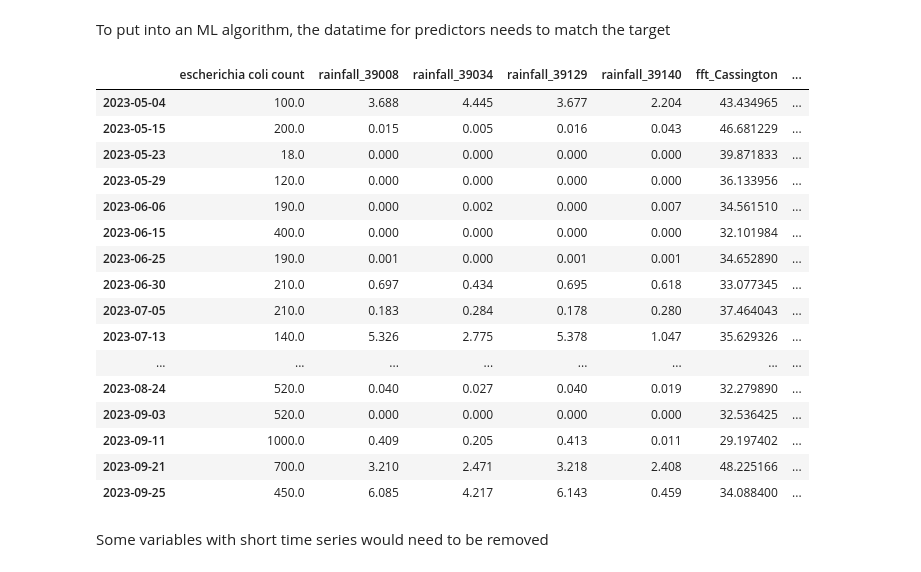
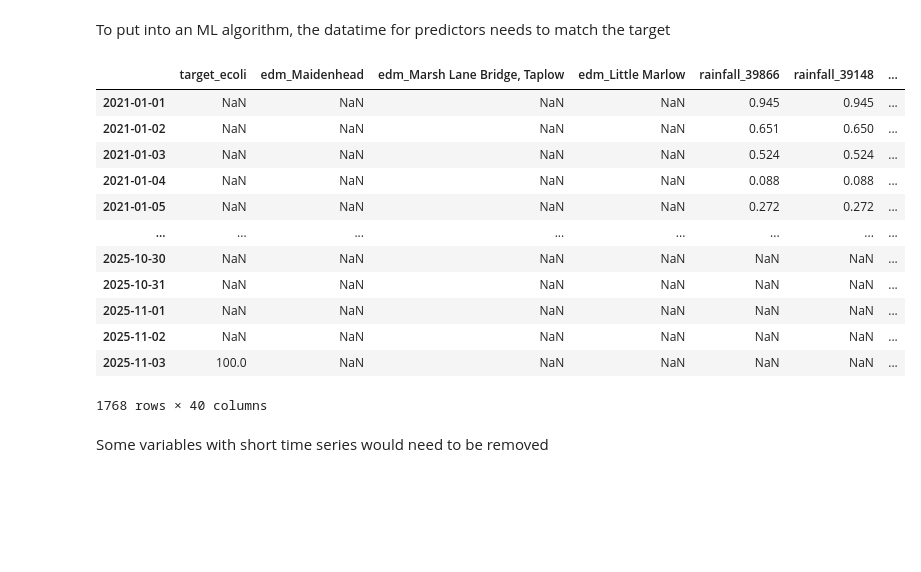
Before and after one commit to jeannielynnmoulton/swimming-safety-prediction, a Jupyter notebook: analysing_data.ipynb, the cells around one changed output. Saved outputs shown, nothing was run; the diff lists cells and outputs as text; code cells hidden in the pictures; blank space fills up the shorter version.

```diff
--- a/analysing_data.ipynb
+++ b/analysing_data.ipynb
@@ -38,11 +46,8 @@ Get datasets near wolvercote site
 # %%
-all_datasets = ['ea_bathing_water', 'edm', 'rainfall', 'fft', 'ea_water_quality', 'ea_lf_sonde', 'ea_wq_sonde', 'freshwater_watch', 'ea_flood_warnings']
-
-target_dataset = 'ea_bathing_water' #change to desired target dataset
-target_name = 'Wolvercote Mill Stream'
-
-predictor_datasets = [ds for ds in all_datasets if ds != target_dataset]
-site_names_determinands = ['ea_water_quality', 'ea_wq_sonde', 'freshwater_watch']
+all_datasets = ['ea_bathing_water','edm', 'rainfall', 'fft', 'ea_water_quality', 'ea_lf_sonde', 'ea_wq_sonde', 'wtrt'] #ea_flood_warnings doesn't have timeseries data, freshwater_watch as data is v messy
+predictor_datasets = [ds for ds in all_datasets if ds != 'ea_bathing_water'] #don't include bathing water data as predictor #ds != target_dataset and
+site_names_determinands = ['ea_water_quality', 'ea_wq_sonde', 'ea_lf_sonde'] #datasets that require determinands
+date_datasets = ['edm']
 
 sites_dfs = {}
 
@@ -58,19 +63,20 @@ for dataset_name in all_datasets:
 target_location = sites_dfs[target_dataset][sites_dfs[target_dataset]["properties.name"] == target_name]["geometry.coordinates"]
 target_id = sites_dfs[target_dataset][sites_dfs[target_dataset]["properties.name"] == target_name]["properties.id"].values[0]
 target_ecoli = ecoli_timeseries_dfs[(target_id, target_dataset)].set_index('datetime')
-df_target = pd.DataFrame(index = dates_complete)
+
+complete_target_dates = pd.date_range(start=target_ecoli['escherichia coli count'].index.min(), end=target_ecoli['escherichia coli count'].index.max(), freq='D')
+df_target = pd.DataFrame(index = complete_target_dates)
 df_target = pd.concat([df_target, target_ecoli['escherichia coli count']], axis = 1) #extract e-coli as target variable
-
-enterococci_predictor = target_ecoli['intestinal enterococci count'] #extract enterococci as predictor variable to add to other predictors
+df_target['datetime'] = df_target.index
+df_target['datetime'] = df_target['datetime'].dt.tz_localize(None) #remove timezone info for merging
+df_target = df_target.rename(columns={'escherichia coli count': 'target_ecoli'}).set_index('datetime')
 # %%
 # find sites near target location
-
-max_distance = 0.075 # e.g., within 0.075 degrees (~8 km)
-
 nearby_dfs = {}
 
 for dataset_name in predictor_datasets:
     df = sites_dfs[dataset_name]
     df['distance_to_target'] = df['geometry.coordinates'].distance(target_location.values[0])
-    nearby_sites = df[df['distance_to_target'] < max_distance]
-    nearby_dfs[dataset_name] = nearby_sites
+    nearby_sites = df[df['distance_to_target'] < max_distance].copy()
+    nearby_sites_sort = nearby_sites.sort_values(by='distance_to_target')
+    nearby_dfs[dataset_name] = nearby_sites_sort[0:no_keep] #keep only no_keep closest sites to reduce amount of data
@@ -153,4 +182,6 @@ df_predictors = pd.DataFrame(index = dates_complete)
 for dataset_name, df in timeseries_dfs.items():
     df_predictors = pd.concat([df_predictors, df], axis=1)
 
-df_predictors = pd.concat([df_predictors, enterococci_predictor], axis=1)
+if target_dataset == 'ea_bathing_water': #wtrt doesn't have enterococci data
+    enterococci_predictor = target_ecoli['intestinal enterococci count'] #extract enterococci as predictor variable to add to other predictors
+    df_predictors = pd.concat([df_predictors, enterococci_predictor], axis=1)
@@ -169,26 +216,22 @@ for i, column in enumerate(df_predictors.columns):
 # %% [markdown]
 To put into an ML algorithm, the datatime for predictors needs to match the target
 # %%
-df_target_predictors = pd.concat([df_target, df_predictors], axis=1).dropna()
+df_target_predictors = pd.concat([df_target, df_predictors], axis=1)#.dropna()
 df_target_predictors
 # %% [output]
-|  | escherichia coli count | rainfall_39008 | rainfall_39034 | rainfall_39129 | rainfall_39140 | fft_Cassington | ... |
-| 2023-05-04 | 100.0 | 3.688 | 4.445 | 3.677 | 2.204 | 43.434965 | ... |
-| 2023-05-15 | 200.0 | 0.015 | 0.005 | 0.016 | 0.043 | 46.681229 | ... |
-| 2023-05-23 | 18.0 | 0.000 | 0.000 | 0.000 | 0.000 | 39.871833 | ... |
-| 2023-05-29 | 120.0 | 0.000 | 0.000 | 0.000 | 0.000 | 36.133956 | ... |
-| 2023-06-06 | 190.0 | 0.000 | 0.002 | 0.000 | 0.007 | 34.561510 | ... |
-| 2023-06-15 | 400.0 | 0.000 | 0.000 | 0.000 | 0.000 | 32.101984 | ... |
-| 2023-06-25 | 190.0 | 0.001 | 0.000 | 0.001 | 0.001 | 34.652890 | ... |
-| 2023-06-30 | 210.0 | 0.697 | 0.434 | 0.695 | 0.618 | 33.077345 | ... |
-| 2023-07-05 | 210.0 | 0.183 | 0.284 | 0.178 | 0.280 | 37.464043 | ... |
-| 2023-07-13 | 140.0 | 5.326 | 2.775 | 5.378 | 1.047 | 35.629326 | ... |
+|  | target_ecoli | edm_Maidenhead | edm_Marsh Lane Bridge, Taplow | edm_Little Marlow | rainfall_39866 | rainfall_39148 | ... |
+| 2021-01-01 | NaN | NaN | NaN | NaN | 0.945 | 0.945 | ... |
+| 2021-01-02 | NaN | NaN | NaN | NaN | 0.651 | 0.650 | ... |
+| 2021-01-03 | NaN | NaN | NaN | NaN | 0.524 | 0.524 | ... |
+| 2021-01-04 | NaN | NaN | NaN | NaN | 0.088 | 0.088 | ... |
+| 2021-01-05 | NaN | NaN | NaN | NaN | 0.272 | 0.272 | ... |
 | ... | ... | ... | ... | ... | ... | ... | ... |
-| 2023-08-24 | 520.0 | 0.040 | 0.027 | 0.040 | 0.019 | 32.279890 | ... |
-| 2023-09-03 | 520.0 | 0.000 | 0.000 | 0.000 | 0.000 | 32.536425 | ... |
-| 2023-09-11 | 1000.0 | 0.409 | 0.205 | 0.413 | 0.011 | 29.197402 | ... |
-| 2023-09-21 | 700.0 | 3.210 | 2.471 | 3.218 | 2.408 | 48.225166 | ... |
-| 2023-09-25 | 450.0 | 6.085 | 4.217 | 6.143 | 0.459 | 34.088400 | ... |
+| 2025-10-30 | NaN | NaN | NaN | NaN | NaN | NaN | ... |
+| 2025-10-31 | NaN | NaN | NaN | NaN | NaN | NaN | ... |
+| 2025-11-01 | NaN | NaN | NaN | NaN | NaN | NaN | ... |
+| 2025-11-02 | NaN | NaN | NaN | NaN | NaN | NaN | ... |
+| 2025-11-03 | 100.0 | NaN | NaN | NaN | NaN | NaN | ... |
+1768 rows × 40 columns
 # %% [markdown]
 Some variables with short time series would need to be removed
 # %%
```
Also changed, not shown: parts of 9 cells of this notebook.
